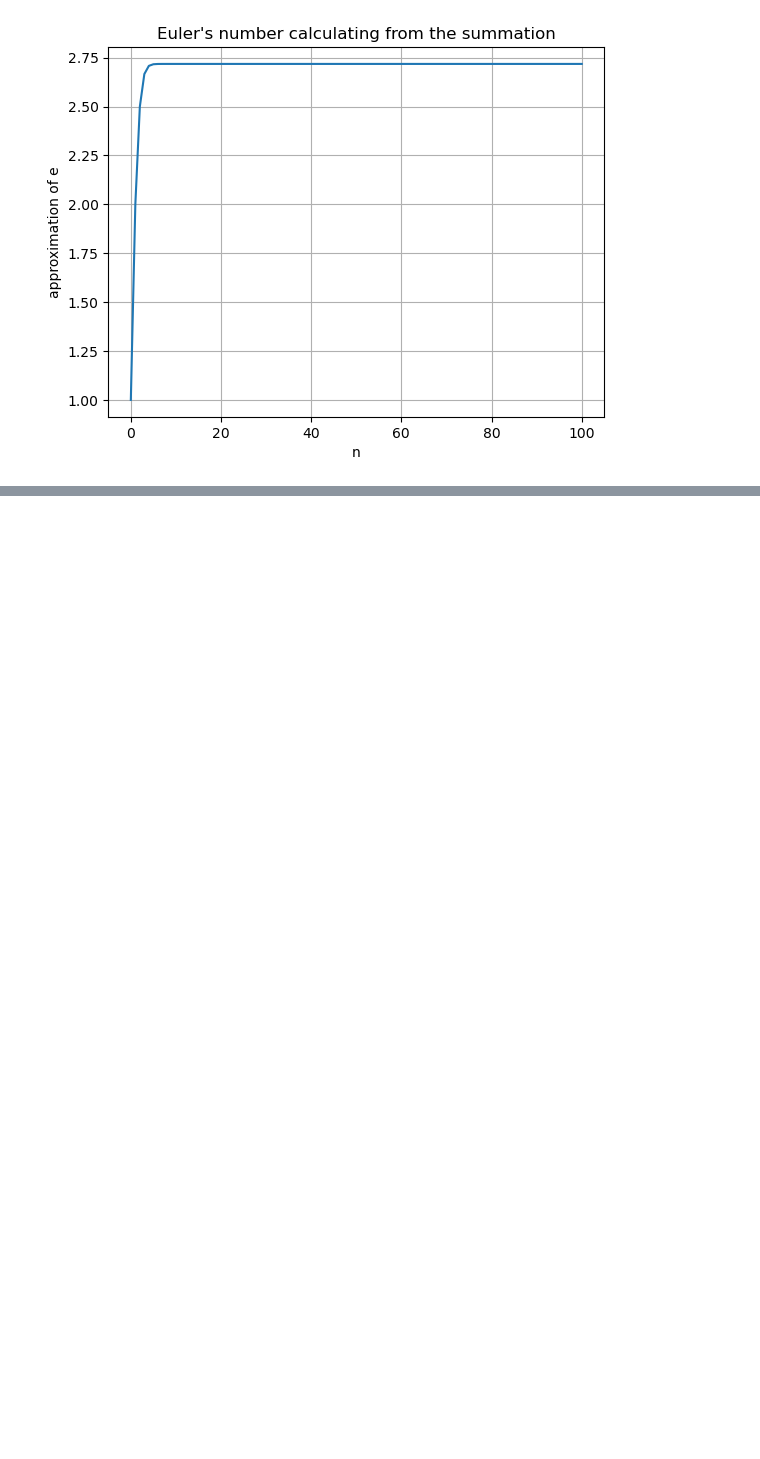
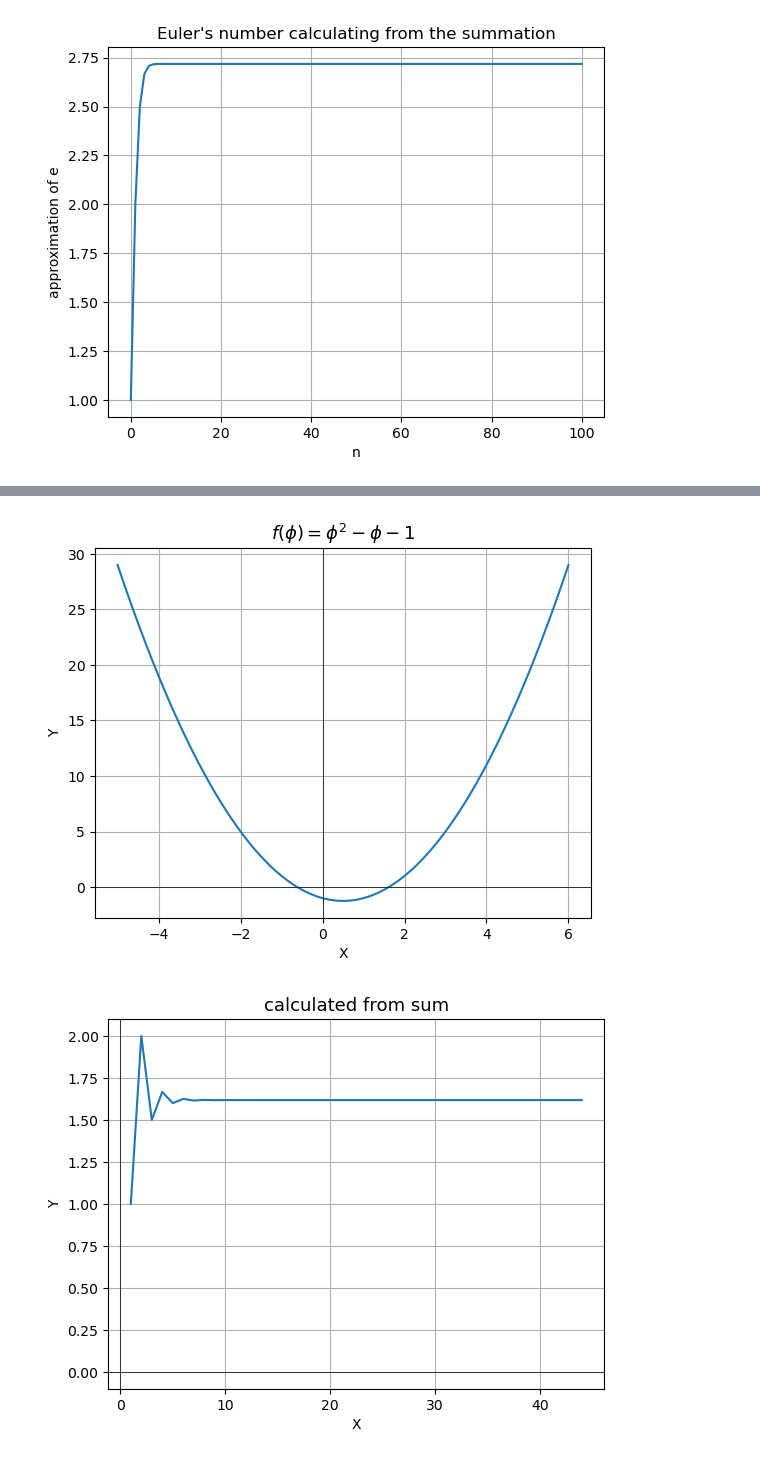
Before and after one commit to lukaszfabia/Calogic, a Jupyter notebook: classes/Notebooks/About Constant.ipynb, the cells around one changed output, grey strips where cells are left out. Drawn from its saved outputs; the diff is of its cells as text; code cells hidden in the pictures; blank space fills up the shorter version.

```diff
--- a/classes/Notebooks/About Constant.ipynb
+++ b/classes/Notebooks/About Constant.ipynb
@@ -110,0 +120,32 @@ This number is more famous for the UI designers or Website developer cause it de
+# %%
+import matplotlib.pyplot as plt
+import numpy as np
+
+phi = np.linspace(-5, 6, 500)
+y = phi**2 - phi - 1
+
+plt.plot(phi, y)
+plt.title("$f(\\phi) = \\phi^2 - \\phi - 1$", fontsize=13)
+plt.xlabel("X")
+plt.ylabel("Y")
+plt.grid(True)
+plt.axhline(y=0, color='black', linewidth=0.5)
+plt.axvline(x=0, color='black', linewidth=0.5)
+plt.show()
+
+x=list(range(1, 45))
+res = []
+for arg in range(len(x)):
+    res.append(cnst.calculate_phi(arg))
+
+plt.plot(x, res)
+plt.title("calculated from sum", fontsize=13)
+plt.xlabel("X")
+plt.ylabel("Y")
+plt.axhline(y=0, color='black', linewidth=0.5)
+plt.axvline(x=0, color='black', linewidth=0.5)
+plt.grid(True)
+plt.show()
+# %% [output]
+[figure, added]
+[figure, added]
```
Also changed, not shown: parts of 6 cells of this notebook.
